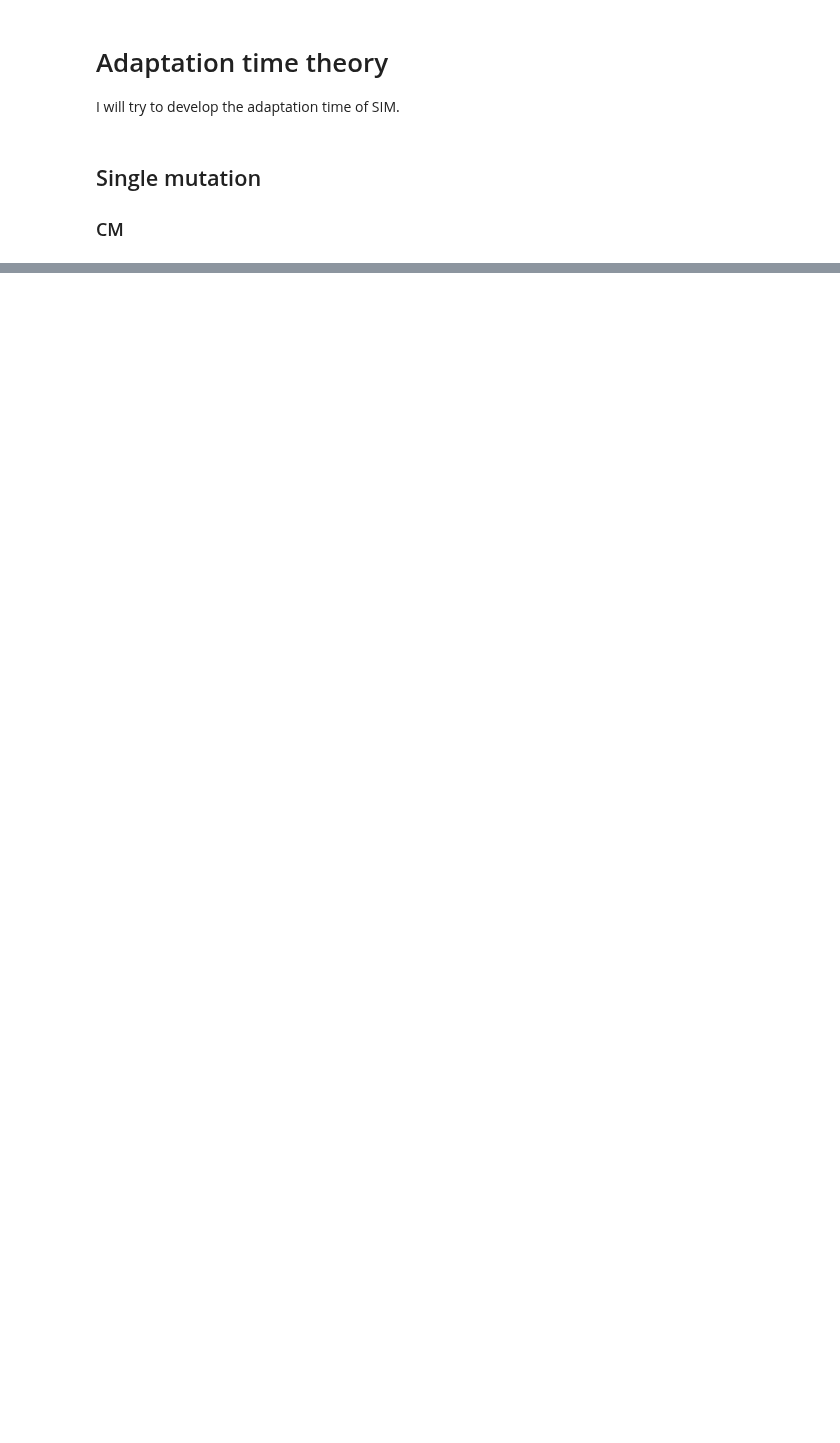
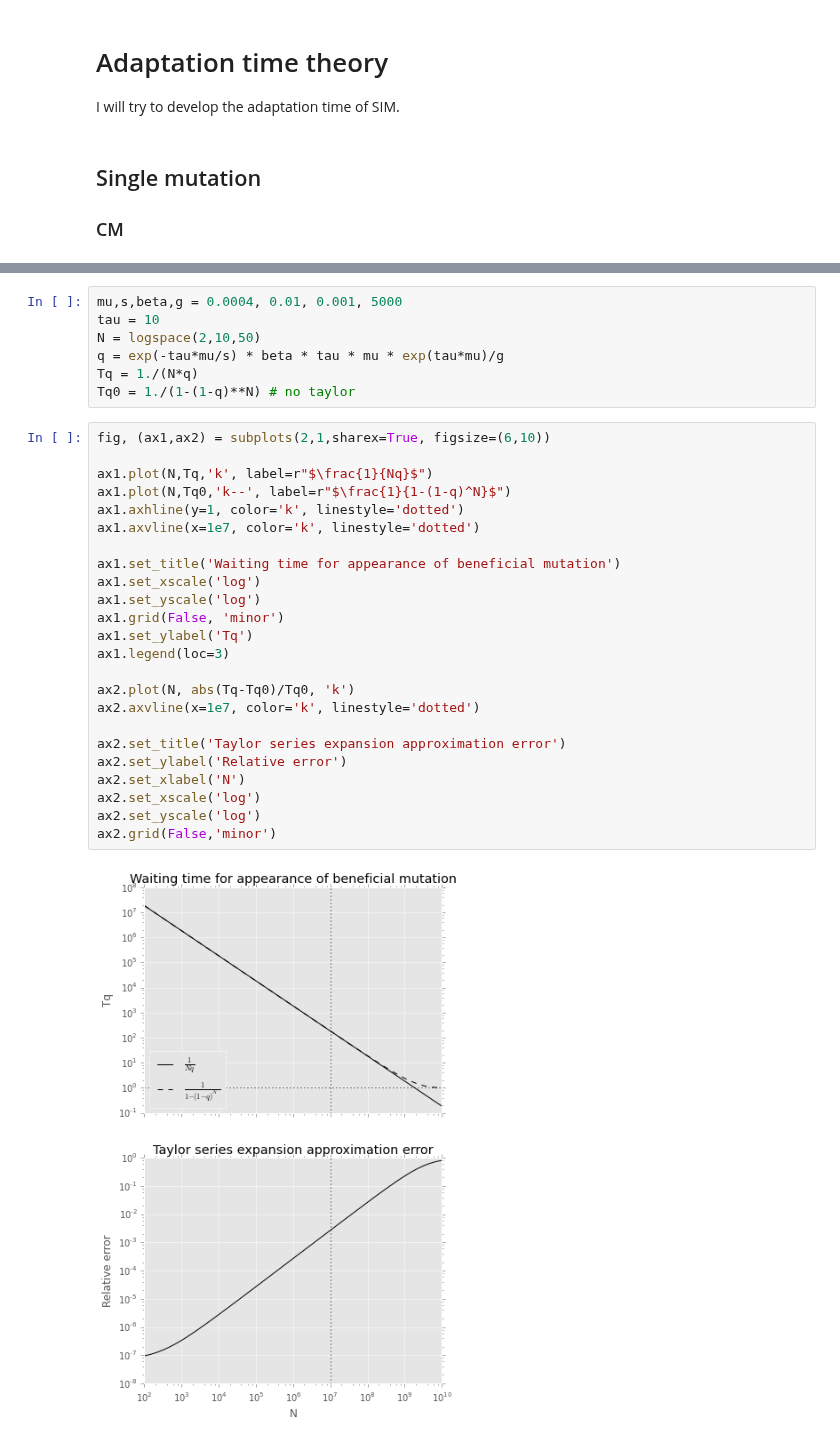
Before and after one commit to yoavram/mamba, a Jupyter notebook: simarba/analysis/adaptation time.ipynb, the cells around one changed output, grey strips where cells are left out. Saved outputs shown, nothing was run; the diff lists cells and outputs as text; blank space fills up the shorter version.

Commit message:
Nq approx

```diff
--- a/simarba/analysis/adaptation time.ipynb
+++ b/simarba/analysis/adaptation time.ipynb
@@ -27,3 +39,36 @@ So the waiting time can be approximated by $1/Nq$ isf $Nq<<1$.
+# %%
+mu,s,beta,g = 0.0004, 0.01, 0.001, 5000
+tau = 10
+N = logspace(2,10,50)
+q = exp(-tau*mu/s) * beta * tau * mu * exp(tau*mu)/g
+Tq = 1./(N*q)
+Tq0 = 1./(1-(1-q)**N) # no taylor
+# %%
+fig, (ax1,ax2) = subplots(2,1,sharex=True, figsize=(6,10))
+
+ax1.plot(N,Tq,'k', label=r"$\frac{1}{Nq}$")
+ax1.plot(N,Tq0,'k--', label=r"$\frac{1}{1-(1-q)^N}$")
+ax1.axhline(y=1, color='k', linestyle='dotted')
+ax1.axvline(x=1e7, color='k', linestyle='dotted')
+
+ax1.set_title('Waiting time for appearance of beneficial mutation')
+ax1.set_xscale('log')
+ax1.set_yscale('log')
+ax1.grid(False, 'minor')
+ax1.set_ylabel('Tq')
+ax1.legend(loc=3)
+
+ax2.plot(N, abs(Tq-Tq0)/Tq0, 'k')
+ax2.axvline(x=1e7, color='k', linestyle='dotted')
+
+ax2.set_title('Taylor series expansion approximation error')
+ax2.set_ylabel('Relative error')
+ax2.set_xlabel('N')
+ax2.set_xscale('log')
+ax2.set_yscale('log')
+ax2.grid(False,'minor')
+# %% [output]
+[figure, added]
 # %% [markdown]
 #### Fixation probability
 
```
Also changed, not shown: parts of 7 cells of this notebook.
